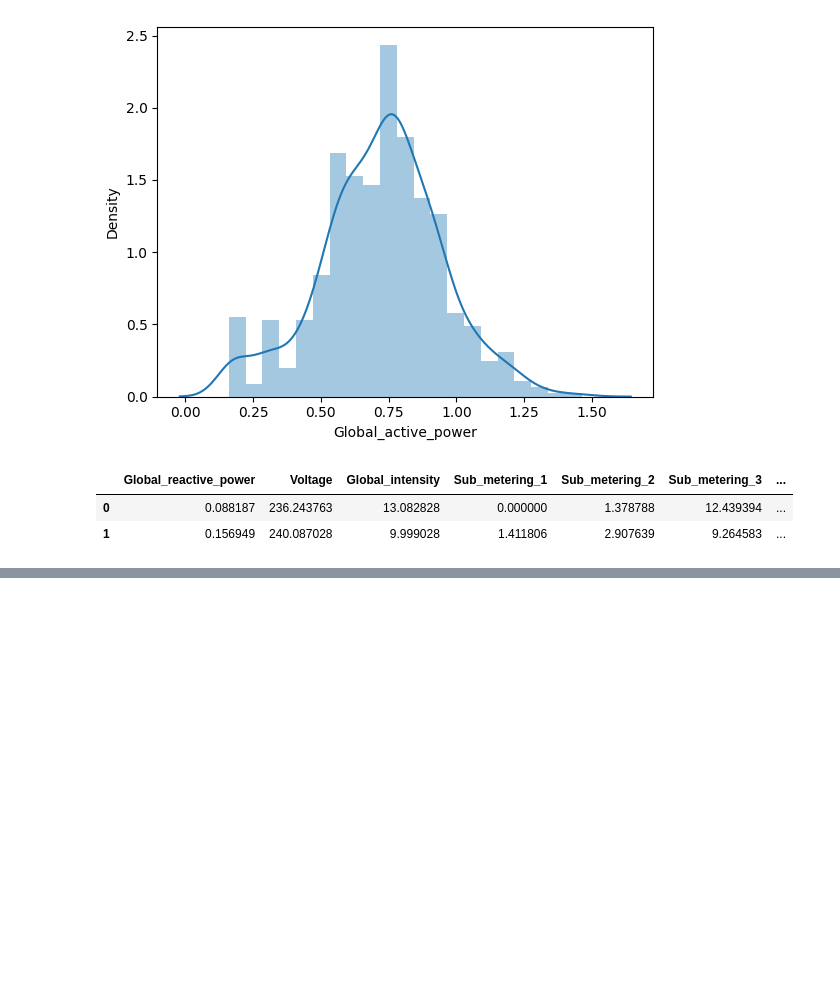
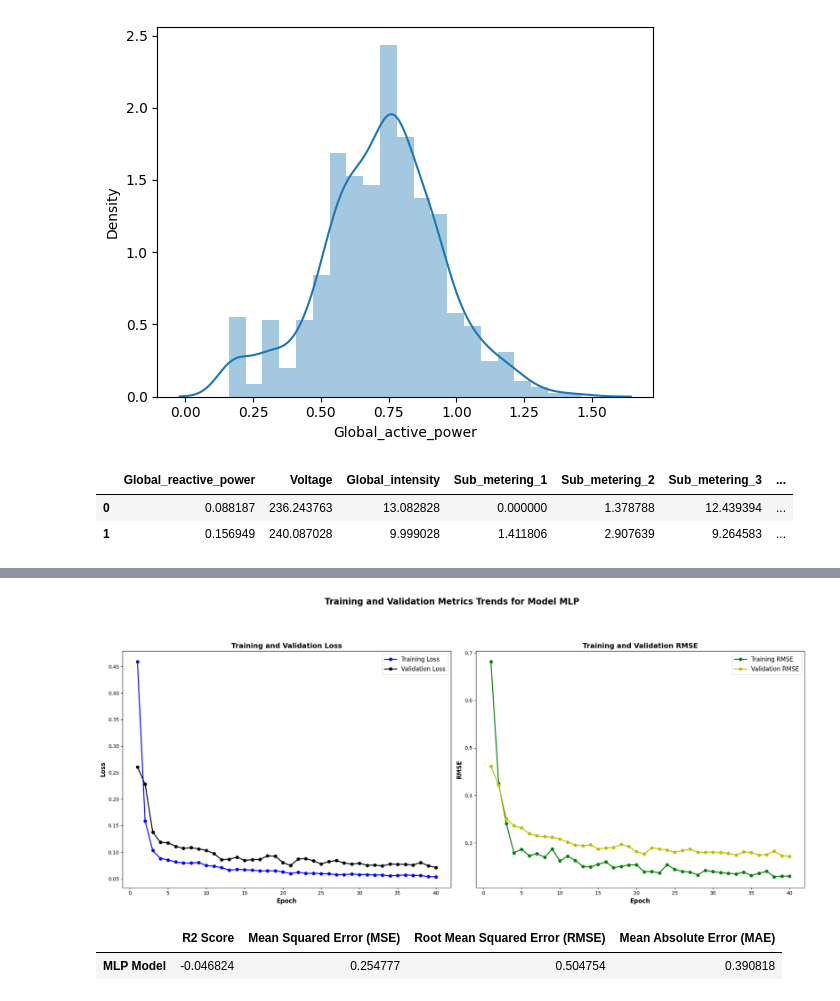
Before and after one commit to SainavyaGadde/DataScienceFinalProject, a Jupyter notebook: data_science_project.ipynb, the cells around one changed output, grey strips where cells are left out. Saved outputs shown, nothing was run; the diff lists cells and outputs as text; code cells hidden in the pictures; blank space fills up the shorter version.

Commit message:
Developed and tested the code base fr Simple MLP Regressor Model code base

```diff
--- a/data_science_project.ipynb
+++ b/data_science_project.ipynb
@@ -645,0 +832,3 @@ Xtest.shape, ytest.shape, Xtrain.shape, ytrain.shape
+# %%
+# define the model
+mlp_regressor = MLPRegressor(input_dim, hidden_dim, output_dim)
@@ -645,0 +845,9 @@ Xtest.shape, ytest.shape, Xtrain.shape, ytrain.shape
+# %%
+criterion = nn.MSELoss(reduction='mean')
+optimizer = torch.optim.Adam(mlp_regressor.parameters(), lr=LEARNING_RATE, weight_decay=1e-4)
+# %%
+# Train MPL and evaluate
+
+trained_mlp_model, mlp_metrics = train_and_evaluate(
+    mlp_regressor, train_loader, test_loader, optimizer, criterion, epochs=EPOCHS, device=DEVICE
+)
@@ -645,0 +872,28 @@ Xtest.shape, ytest.shape, Xtrain.shape, ytrain.shape
+# %%
+def training_history_curves_plot(history, model_name):
+    metrics = ['loss', 'rmse']
+    titles = ['Loss', 'RMSE']
+    ylabels = ['Loss', 'RMSE']
+    colors = "bgrcmyk"
+    x = np.arange(1, len(history['train_loss']) + 1)
+
+    fig, ax = plt.subplots(1, len(metrics), figsize=(20, 8))
+
+    for i, metric in enumerate(metrics):
+        train_metric = history[f'train_{metric}']
+        val_metric = history[f'val_{metric}']
+
+        ax[i].plot(x, train_metric, f'{colors[i]}o-', label=f'Training {titles[i]}', linewidth=2)
+        ax[i].plot(x, val_metric, f'{colors[len(colors) - 1 - i]}o-', label=f'Validation {titles[i]}', linewidth=2)
+        ax[i].set_xlabel('Epoch', fontsize=12, fontweight='bold')
+        ax[i].set_ylabel(ylabels[i], fontsize=12, fontweight='bold')
+        ax[i].set_title(f'Training and Validation {titles[i]}', fontsize=14, fontweight='bold')
+        ax[i].legend(fontsize=12)
+
+    plt.suptitle(f"Training and Validation Metrics Trends for Model {model_name}", fontweight='bold', fontsize=17, y=1.09)
+    plt.tight_layout()
+    plt.show()
+# %%
+training_history_curves_plot(mlp_metrics, "MLP")
+# %% [output]
+[figure, added]
@@ -645,0 +984,11 @@ Xtest.shape, ytest.shape, Xtrain.shape, ytrain.shape
+# %%
+
+mlp_results = pd.DataFrame(
+    regression_metrics(Ytest_tensor.squeeze().cpu().detach().numpy(),mlp_predicted_values),
+    index= ["MLP Model"]
+)
+
+mlp_results
+# %% [output]
+|  | R2 Score | Mean Squared Error (MSE) | Root Mean Squared Error (RMSE) | Mean Absolute Error (MAE) |
+| MLP Model | -0.046824 | 0.254777 | 0.504754 | 0.390818 |
```
Also changed, not shown: parts of 30 cells of this notebook.
